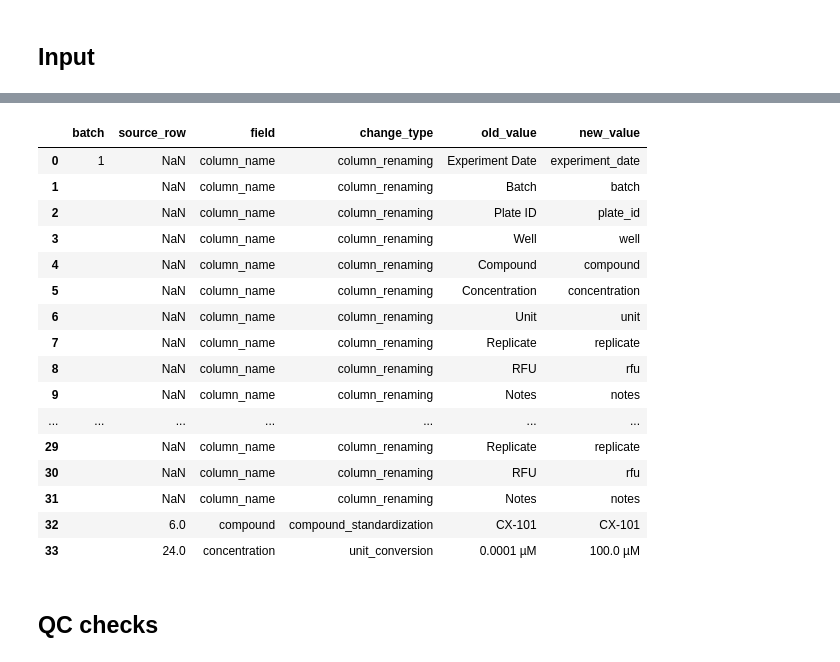
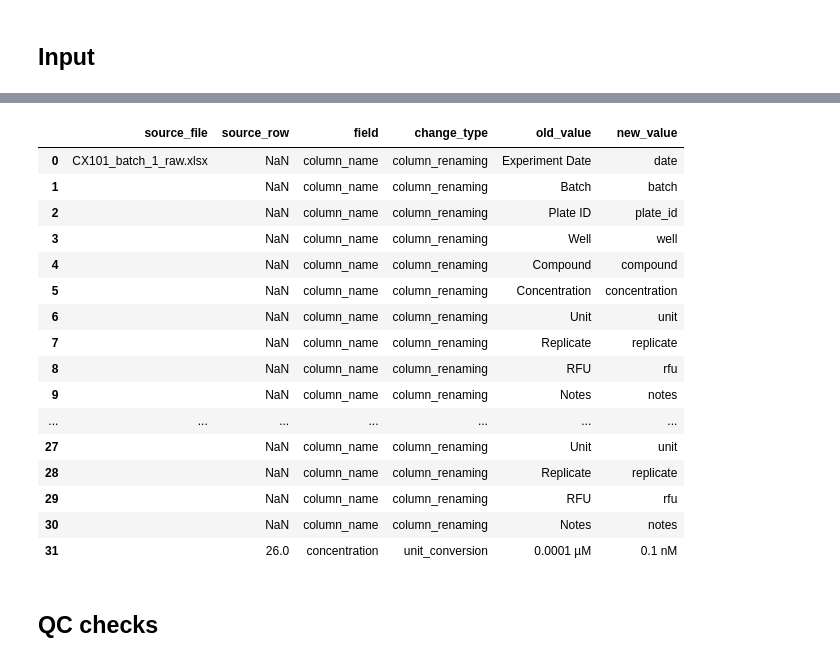
Before and after one commit to LisaPietrek/cx-101-cellular-assay, a Jupyter notebook: notebooks/02_dev_analysis_pipeline.ipynb, the cells around one changed output, grey strips where cells are left out. Cells and saved outputs as stored; diff of their text form; code cells hidden in the pictures.

```diff
--- a/notebooks/03_pipeline_analysis_QC.ipynb
+++ b/notebooks/02_dev_analysis_pipeline.ipynb
@@ -44,30 +49,36 @@ import os
 # %%
-batch1 = pd.read_excel("../data/CX101_batch_1_raw.xlsx")
-batch2 = pd.read_excel("../data/CX101_batch_2_raw.xlsx")
-batch3 = pd.read_excel("../data/CX101_batch_3_raw.xlsx")
+batch1 = pd.read_excel(data_path + batch1_fn)
+batch2 = pd.read_excel(data_path + batch2_fn)
+batch3 = pd.read_excel(data_path + batch3_fn)
 # %%
+# --------------------------------------------------------------------------- #
+# Name / unit mappings
+# --------------------------------------------------------------------------- #
+# Keys are compared after normalisation (strip, lower-case, spaces/hyphens -> "_").
 COLUMN_MAPPING = {
+    "experiment_date": "date",
+    "batch_id": "batch",
+    "plate": "plate_id",
+    "well_position": "well",
     "compound_name": "compound",
     "conc": "concentration",
     "concentration_unit": "unit",
     "replicate_id": "replicate",
+    "rep": "replicate",
     "response_rfu": "rfu",
-    "batch_id": "batch",
-    "well_position": "well",
-    "plate": "plate_id",
-    "rep": "replicate"
 }
 
+# Keys: lower-case, all non-alphanumerics removed ("CX-101", "cx 101" -> "cx101").
 COMPOUND_MAPPING = {
     "cx101": "CX-101",
-    "cx-101": "CX-101",
     "vehicle": "Vehicle",
     "ionomycin": "Ionomycin",
 }
 
-UNIT_MAPPING = {
-    "nm": "nM",
-    "NM": "nM",
-    "µm": "µM",
-    "uM": "µM",
-}
+# Keys: lower-case; both micro sign (U+00B5) and Greek mu (U+03BC) are replaced by "u".
+UNIT_MAPPING = {"nm": "nM", "um": "µM"}
+UNIT_TO_NM = {"nM": 1.0, "µM": 1000.0}
+
+REQUIRED_COLUMNS = (
+    "batch", "plate_id", "well", "compound", "concentration", "unit", "replicate", "rfu",
+)
@@ -149,4 +180,4 @@ def standardize_data(batch, batch_name):
 # %%
-standardized_batch1, log1 = standardize_data(batch1, "1")
-standardized_batch2, log2 = standardize_data(batch2, "2")
-standardized_batch3, log3 = standardize_data(batch3, "3")
+standardized_batch1, log1 = standardize_data(batch1, batch1_fn)
+standardized_batch2, log2 = standardize_data(batch2, batch2_fn)
+standardized_batch3, log3 = standardize_data(batch3, batch3_fn)
@@ -163,18 +214,18 @@ standardized_log_df = pd.concat(
 # %%
 log_df = standardized_log_df.copy()
 
 log_df.loc[
-    log_df["batch"].duplicated(),
-    "batch"
+    log_df["source_file"].duplicated(),
+    "source_file"
 ] = ""
 
 display(log_df)
 
 standardized_log_csv = "../reports/standardization_log.csv"
 log_df.to_csv(standardized_log_csv, index=False, na_rep="-")
 # %% [output]
-|  | batch | source_row | field | change_type | old_value | new_value |
-| 0 | 1 | NaN | column_name | column_renaming | Experiment Date | experiment_date |
+|  | source_file | source_row | field | change_type | old_value | new_value |
+| 0 | CX101_batch_1_raw.xlsx | NaN | column_name | column_renaming | Experiment Date | date |
 | 1 |  | NaN | column_name | column_renaming | Batch | batch |
 | 2 |  | NaN | column_name | column_renaming | Plate ID | plate_id |
 | 3 |  | NaN | column_name | column_renaming | Well | well |
@@ -185,11 +236,11 @@ log_df.to_csv(standardized_log_csv, index=False, na_rep="-")
 | 8 |  | NaN | column_name | column_renaming | RFU | rfu |
 | 9 |  | NaN | column_name | column_renaming | Notes | notes |
 | ... | ... | ... | ... | ... | ... | ... |
-| 29 |  | NaN | column_name | column_renaming | Replicate | replicate |
-| 30 |  | NaN | column_name | column_renaming | RFU | rfu |
-| 31 |  | NaN | column_name | column_renaming | Notes | notes |
-| 32 |  | 6.0 | compound | compound_standardization | CX-101 | CX-101 |
-| 33 |  | 24.0 | concentration | unit_conversion | 0.0001 µM | 100.0 µM |
+| 27 |  | NaN | column_name | column_renaming | Unit | unit |
+| 28 |  | NaN | column_name | column_renaming | Replicate | replicate |
+| 29 |  | NaN | column_name | column_renaming | RFU | rfu |
+| 30 |  | NaN | column_name | column_renaming | Notes | notes |
+| 31 |  | 26.0 | concentration | unit_conversion | 0.0001 µM | 0.1 nM |
 # %% [markdown]
 ## QC checks
 # %%
```
Also changed, not shown: parts of 7 cells of this notebook, 2 other files.
